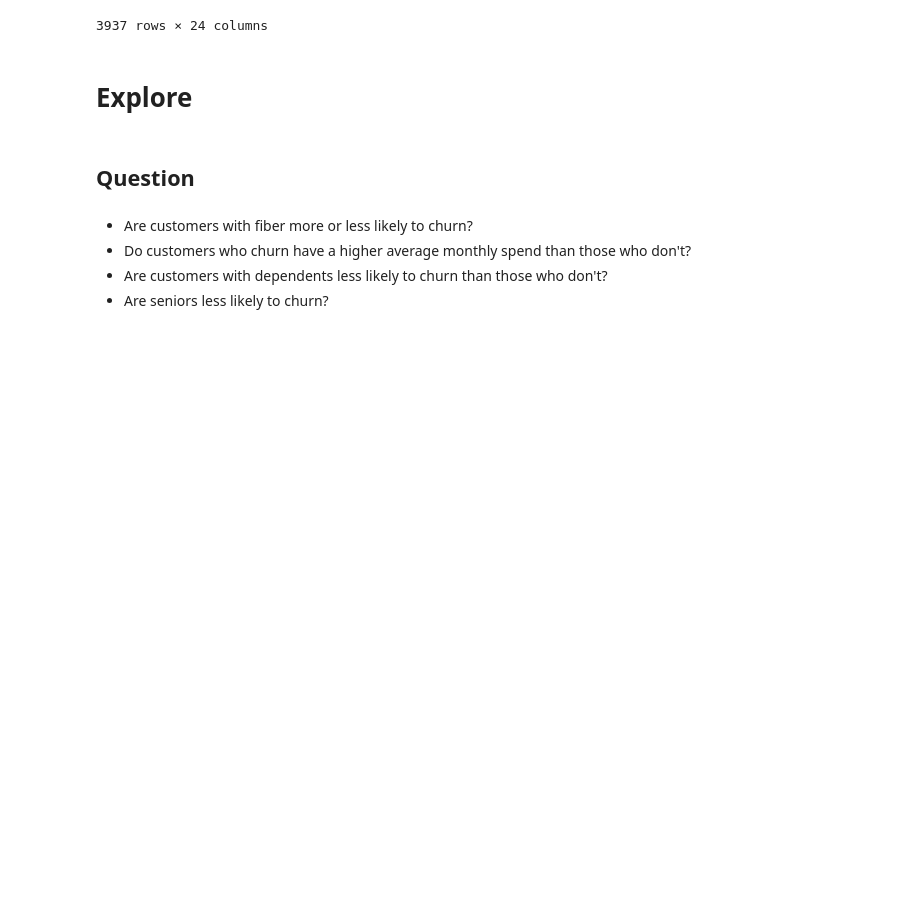
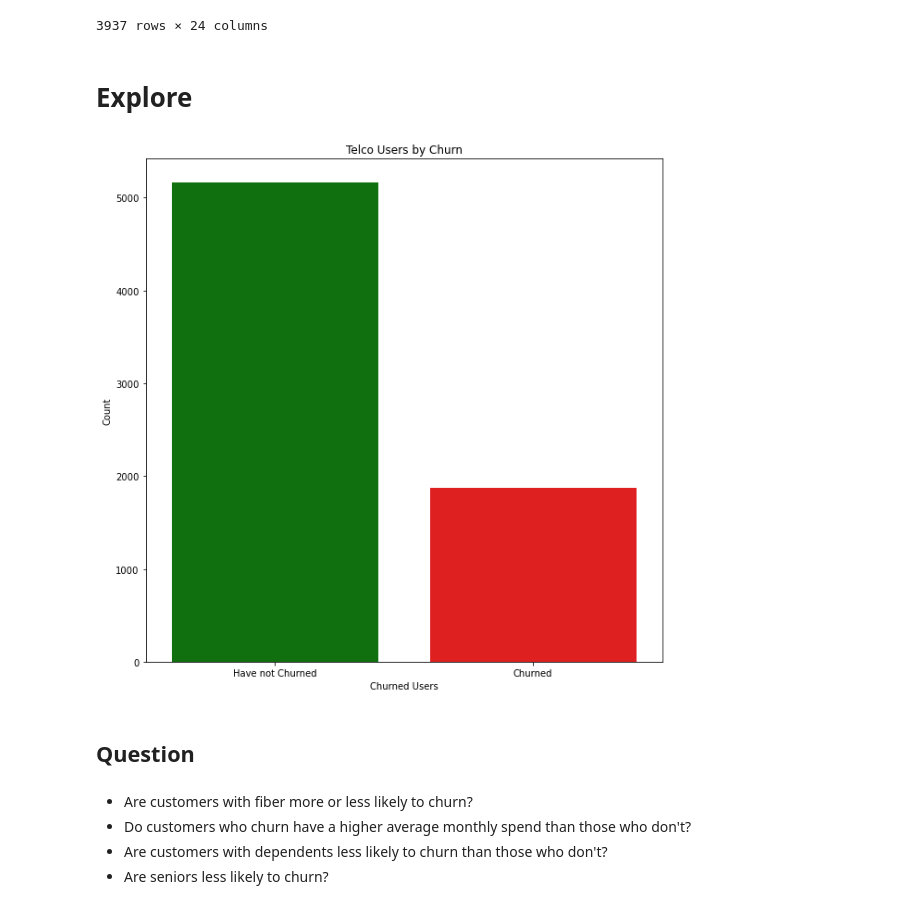
Before and after one commit to wheelerjoshua/telco_classification_project, a Jupyter notebook: telco_work_notebook.ipynb, the cells around one changed output. Drawn from its saved outputs; the diff is of its cells as text; code cells hidden in the pictures; blank space fills up the shorter version.

```diff
--- a/telco_work_notebook.ipynb
+++ b/telco_work_notebook.ipynb
@@ -65,3 +67,14 @@ train
+# %%
+## Set the data context
+df_churn = pd.DataFrame(df.churn.value_counts()).reset_index()
+plt.figure(figsize = (10,10))
+sns.barplot(data = df_churn.reset_index(),x = 'index', y = 'churn', palette=('green','red'))
+plt.title('Telco Users by Churn')
+plt.xlabel('Churned Users')
+plt.ylabel('Count')
+plt.xticks([0,1], ['Have not Churned','Churned']);
+# %% [output]
+[figure, added]
 # %% [markdown]
 ## Question
 # %% [markdown]
```
Also changed, not shown: parts of 18 cells of this notebook, 2 other files.
